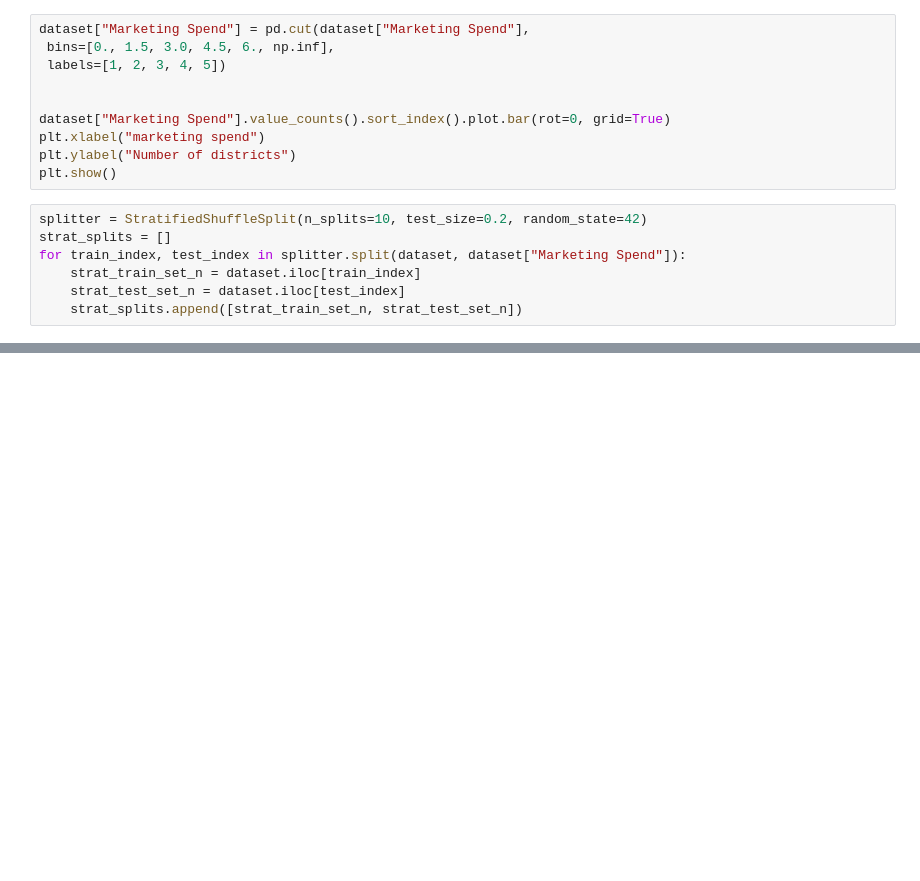
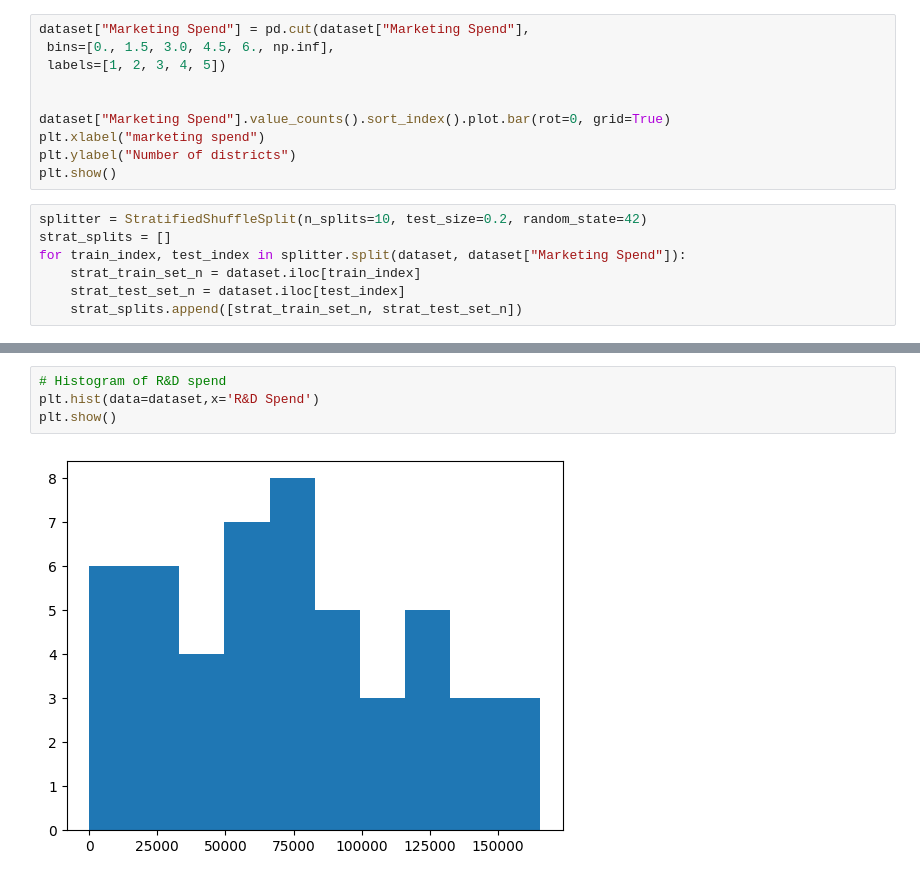
Before and after one commit to KacperBytnar/Machine_Learning_Evaluate_new_startups_profit, a Jupyter notebook: calcs/50-Startups_ML_Mandatory-Assignment.ipynb, the cells around one changed output, grey strips where cells are left out. Saved outputs shown, nothing was run; the diff lists cells and outputs as text; blank space fills up the shorter version.

```diff
--- a/calcs/50-Startups_ML_Mandatory-Assignment.ipynb
+++ b/calcs/50-Startups_ML_Mandatory-Assignment.ipynb
@@ -79,0 +170,6 @@ for train_index, test_index in splitter.split(dataset, dataset["Marketing Spend"
+# %%
+# Histogram of R&D spend
+plt.hist(data=dataset,x='R&D Spend')
+plt.show()
+# %% [output]
+[figure, added]
```
Also changed, not shown: parts of 14 cells of this notebook, 1 other file.
